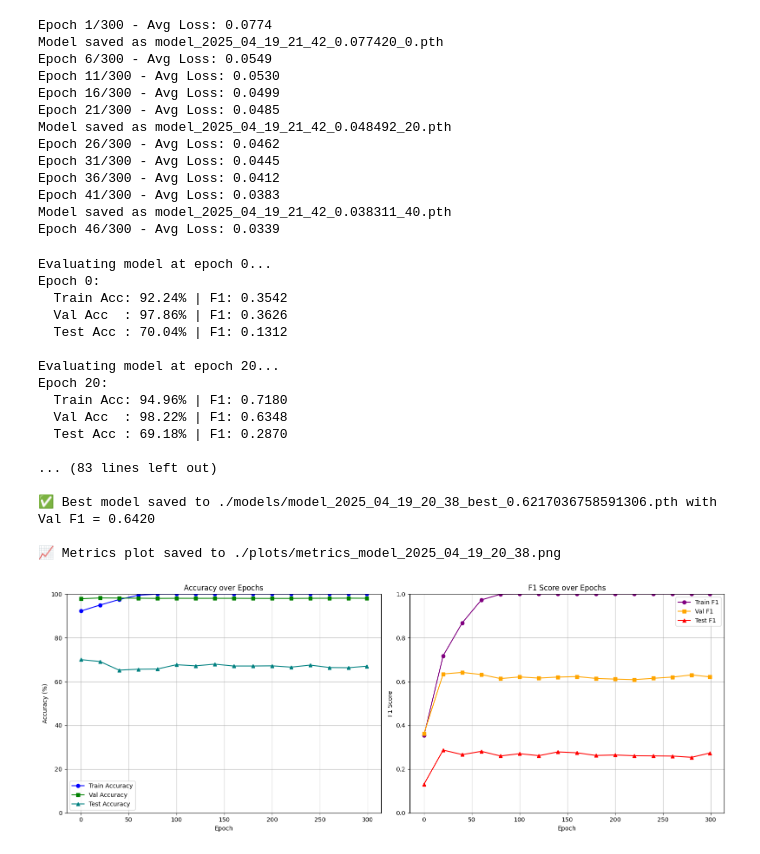
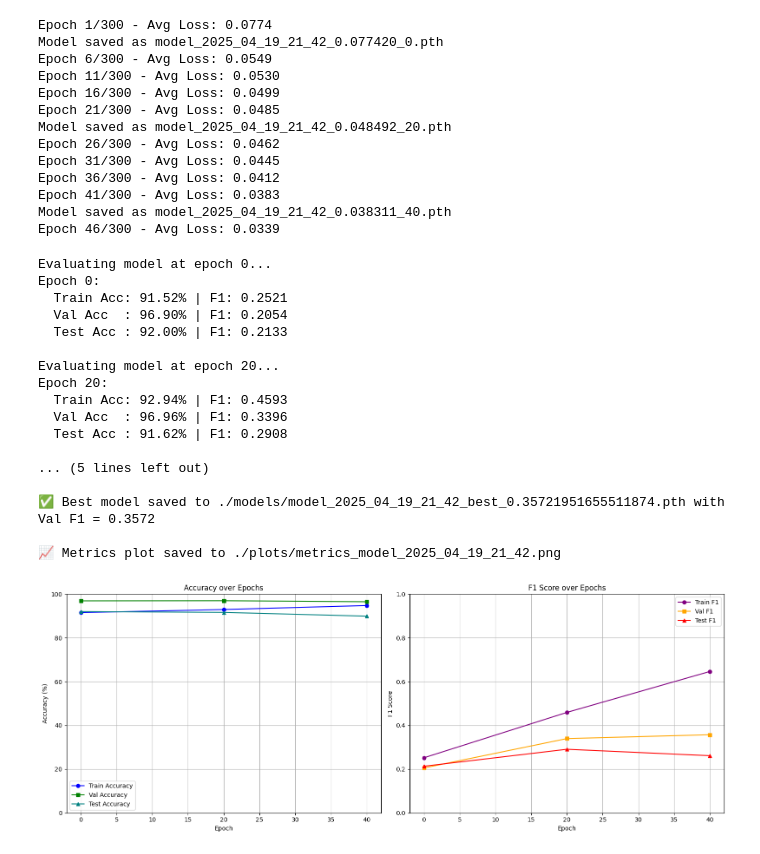
Before and after one commit to TomPiccio/Lightning_Risk_Prediction, a Jupyter notebook: CNN-LSTM-High-Res/CNN-RNN-LSTM-HR.ipynb, the cells around one changed output. Cells and saved outputs as stored; diff of their text form; code cells hidden in the pictures.

```diff
--- a/CNN-LSTM-High-Res/CNN-RNN-LSTM-HR.ipynb
+++ b/CNN-LSTM-High-Res/CNN-RNN-LSTM-HR.ipynb
@@ -626,32 +621,32 @@ def evaluate_all_checkpoints(model_class, checkpoint_dir, train_loader, val_load
 
     return results
 # %%
-model_timestamp = "model_2025_04_19_20_38"
+model_timestamp = "model_2025_04_19_21_42"
 
 results = evaluate_all_checkpoints(
     model_class=LightningRiskCNNLSTM,
     checkpoint_dir=model_timestamp,  # Folder with .pth files
     train_loader=train_dataloader,
     val_loader=val_dataloader,
     test_loader = test_dataloader,
     device="cuda" if torch.cuda.is_available() else "cpu"
 )
 # %% [output]
 Evaluating model at epoch 0...
 Epoch 0:
-  Train Acc: 92.24% | F1: 0.3542
-  Val Acc  : 97.86% | F1: 0.3626
-  Test Acc : 70.04% | F1: 0.1312
+  Train Acc: 91.52% | F1: 0.2521
+  Val Acc  : 96.90% | F1: 0.2054
+  Test Acc : 92.00% | F1: 0.2133
 
 Evaluating model at epoch 20...
 Epoch 20:
-  Train Acc: 94.96% | F1: 0.7180
-  Val Acc  : 98.22% | F1: 0.6348
-  Test Acc : 69.18% | F1: 0.2870
+  Train Acc: 92.94% | F1: 0.4593
+  Val Acc  : 96.96% | F1: 0.3396
+  Test Acc : 91.62% | F1: 0.2908
 
-... (83 lines left out)
+... (5 lines left out)
 
-✅ Best model saved to ./models/model_2025_04_19_20_38_best_0.6217036758591306.pth with Val F1 = 0.6420
+✅ Best model saved to ./models/model_2025_04_19_21_42_best_0.35721951655511874.pth with Val F1 = 0.3572
 
-📈 Metrics plot saved to ./plots/metrics_model_2025_04_19_20_38.png
+📈 Metrics plot saved to ./plots/metrics_model_2025_04_19_21_42.png
-[figure, old version]
+[figure, new version]
```
Also changed, not shown: parts of 1 cell of this notebook, 25 other files.
